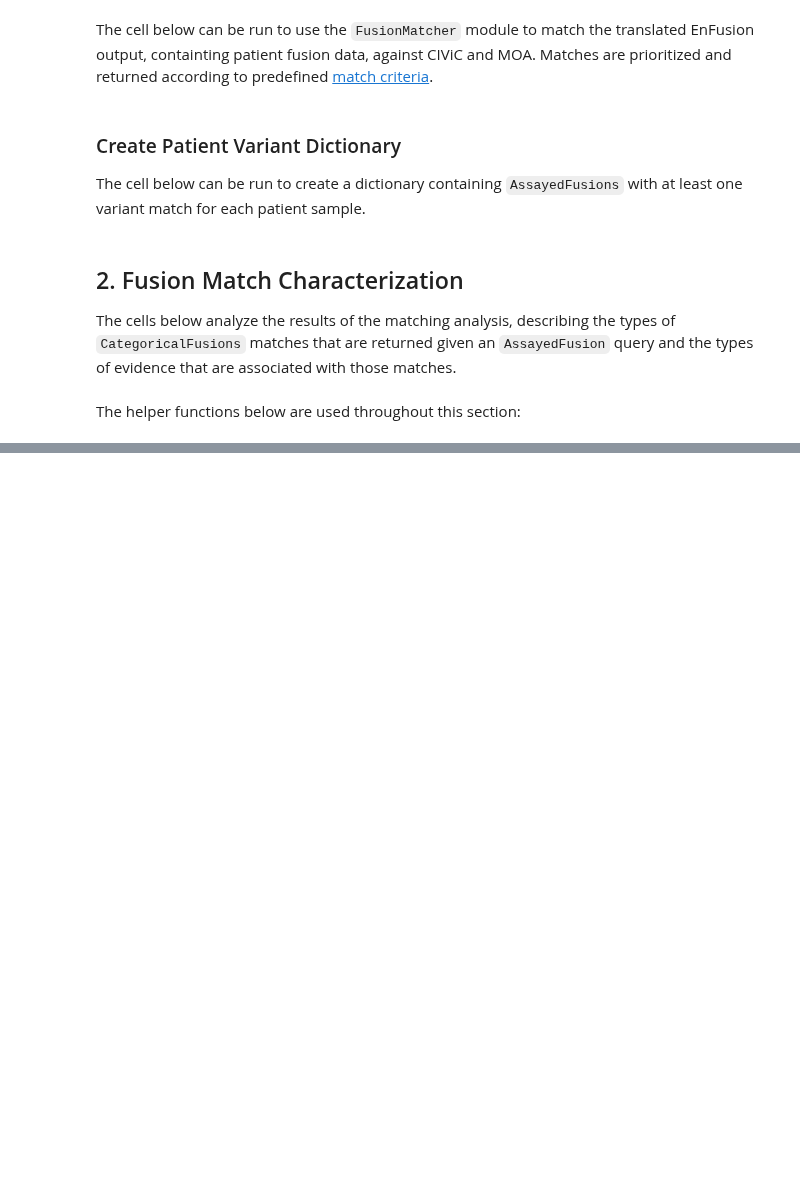
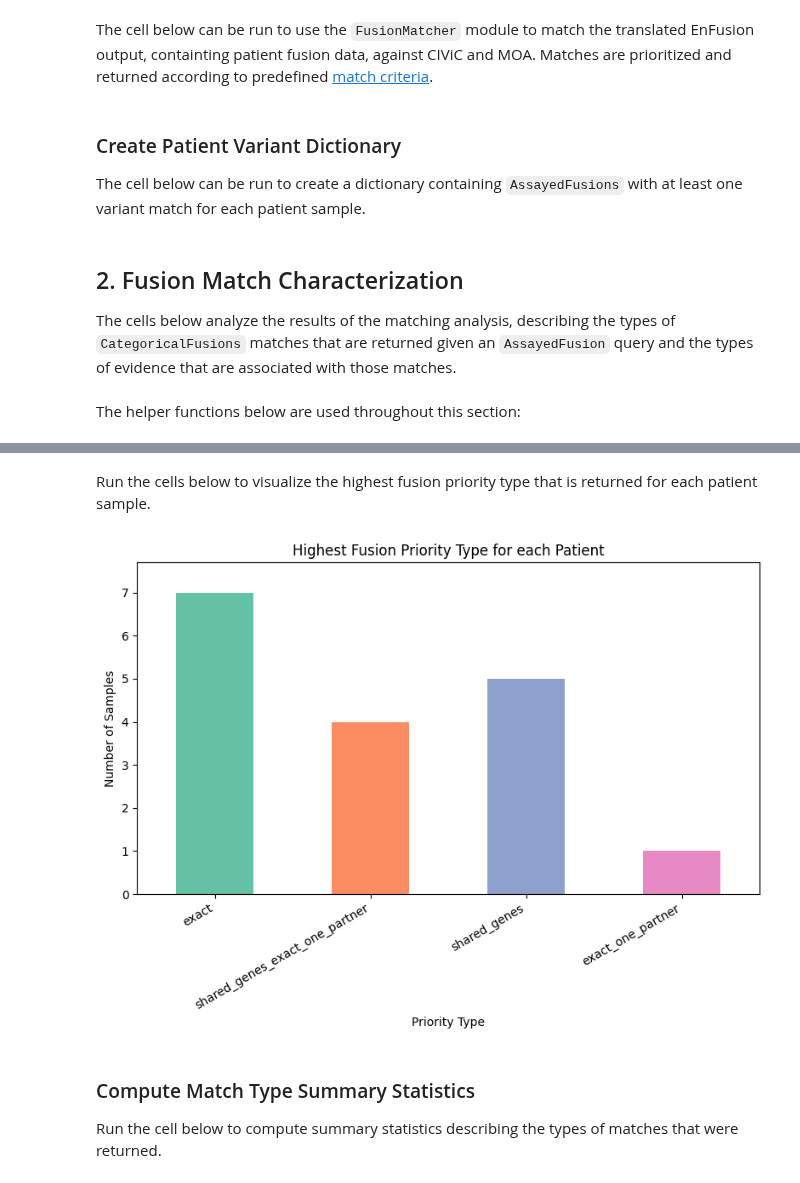
Before and after one commit to cancervariants/fusor, a Jupyter notebook: notebooks/demonstrative_analysis/demonstrative_analysis.ipynb, the cells around one changed output, grey strips where cells are left out. Saved outputs shown, nothing was run; the diff lists cells and outputs as text; code cells hidden in the pictures; blank space fills up the shorter version.

Commit message:
Save match type count

```diff
--- a/notebooks/demonstrative_analysis/demonstrative_analysis.ipynb
+++ b/notebooks/demonstrative_analysis/demonstrative_analysis.ipynb
@@ -151,0 +182,30 @@ def count_match_types_patient(match_info: list[list[tuple[CategoricalFusion, Mat
+# %% [markdown]
+Run the cells below to visualize the highest fusion priority type that is returned for each patient sample.
+# %%
+import pandas as pd
+
+columns = ["priority_type", "count"]
+highest_priority_df = pd.DataFrame(columns=columns)
+highest_priority_df["priority_type"] = ["exact", "shared_genes_exact_one_partner",
+                                        "shared_genes",  "exact_one_partner",]
+highest_priority_df["count"] = [7, 4, 5, 1]
+# %%
+import matplotlib.pyplot as plt
+import seaborn as sns
+
+bar_colors = sns.color_palette("Set2")
+
+ax = highest_priority_df.plot.bar(x="priority_type", y="count",
+                                  title="Highest Fusion Priority Type for each Patient",
+                                  figsize=(8, 6), color=bar_colors, legend=False)
+plt.xlabel("Priority Type")
+plt.ylabel("Number of Samples")
+plt.xticks(rotation=30, ha="right")
+plt.margins(x=0.05, y=0.1)
+plt.tight_layout()
+plt.show()
+# %% [output]
+[figure, added]
+# %% [markdown]
+### Compute Match Type Summary Statistics
+Run the cell below to compute summary statistics describing the types of matches that were returned.
```
Also changed, not shown: parts of 3 cells of this notebook.
